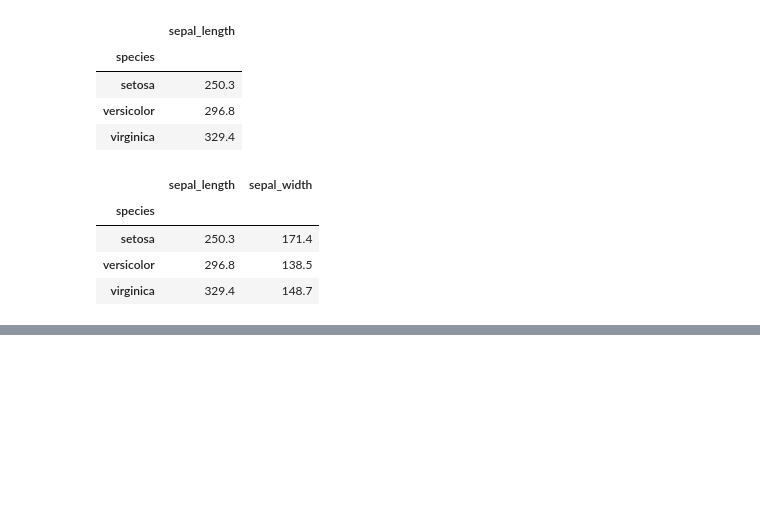
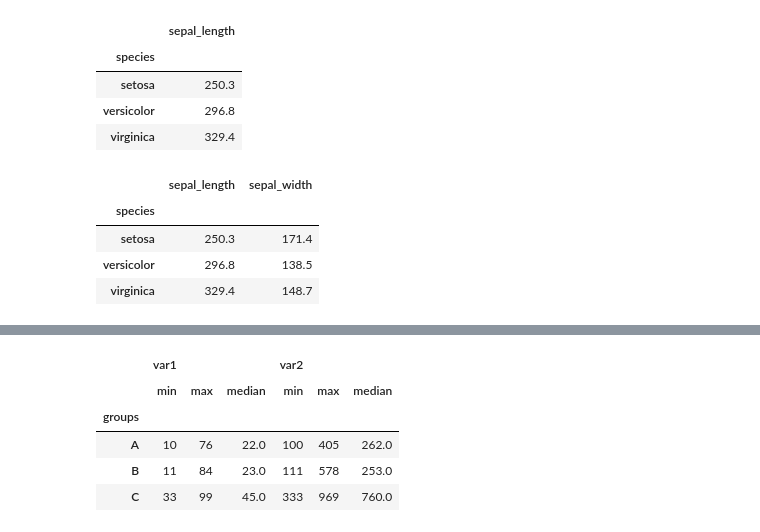
Before and after one commit to bulent-1111/Data_Science, a Jupyter notebook: DE_Pandas_Unterricht_Notebook/05_Pandas_Wiederholt.ipynb, the cells around one changed output, grey strips where cells are left out. Drawn from its saved outputs; the diff is of its cells as text; code cells hidden in the pictures; blank space fills up the shorter version.

```diff
--- a/DE_Pandas_Unterricht_Notebook/05_Pandas_Wiederholt.ipynb
+++ b/DE_Pandas_Unterricht_Notebook/05_Pandas_Wiederholt.ipynb
@@ -500,0 +592,5 @@ data = {'Company':['GOOG', 'GOOG', 'MSFT', 'MSFT', 'FB', 'FB'],
+# %%
+df_ = pd.DataFrame({'groups': ['A', 'B', 'C', 'A', 'B', 'C', 'A', 'B', 'C'],
+                    'var1'  : [10,23,33,22,11,99,76,84,45],
+                    'var2'  : [100,253,333,262,111,969,405,578,760]})
+df_
@@ -500,0 +625,9 @@ data = {'Company':['GOOG', 'GOOG', 'MSFT', 'MSFT', 'FB', 'FB'],
+# %%
+df_.groupby('groups').aggregate(['min','max','median'])
+# %% [output]
+|  | var1 |  |  | var2 |  |  |
+|  | min | max | median | min | max | median |
+| groups |  |  |  |  |  |  |
+| A | 10 | 76 | 22.0 | 100 | 405 | 262.0 |
+| B | 11 | 84 | 23.0 | 111 | 578 | 253.0 |
+| C | 33 | 99 | 45.0 | 333 | 969 | 760.0 |
```
Also changed, not shown: parts of 63 cells of this notebook, 9 other files.
